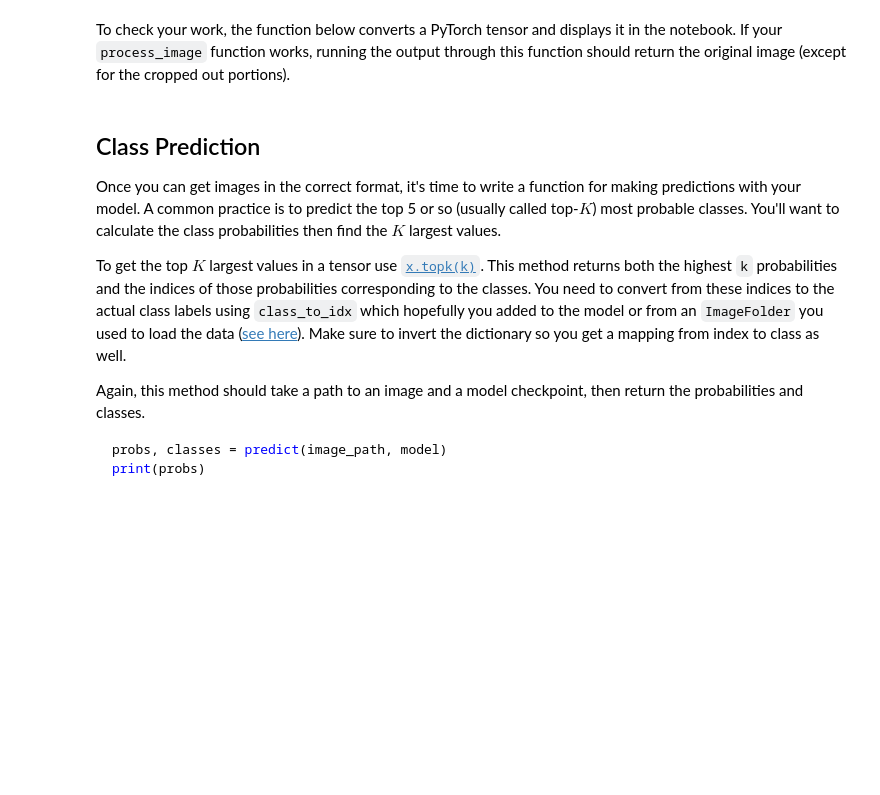
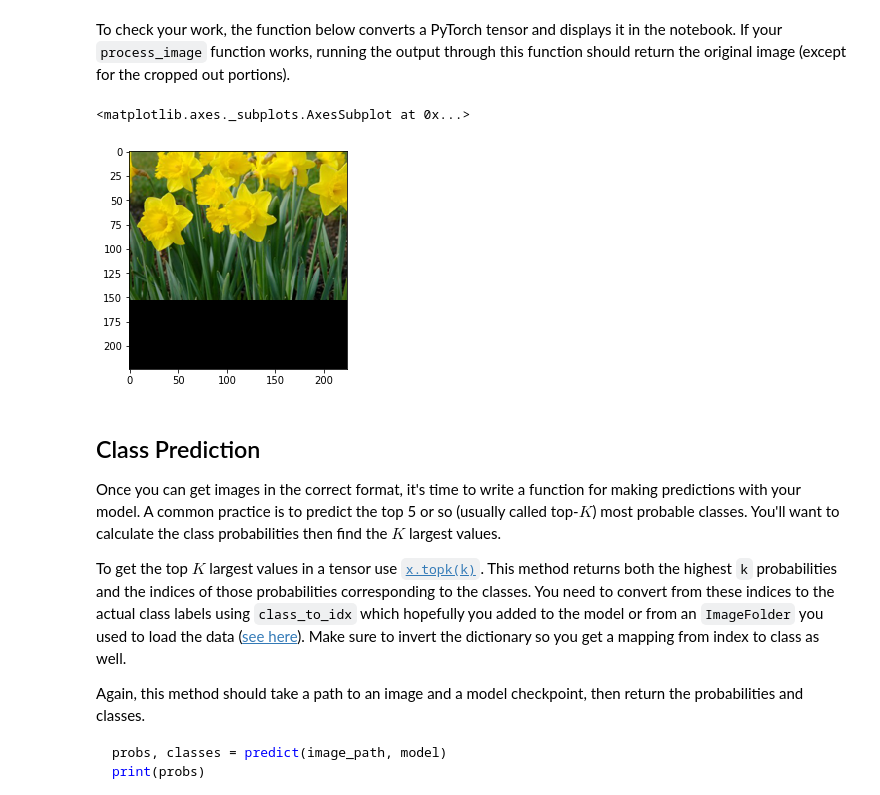
Before and after one commit to jpinzonc/flower_classification, a Jupyter notebook: Image_Classifier.ipynb, the cells around one changed output. Cells and saved outputs as stored; diff of their text form; code cells hidden in the pictures; blank space fills up the shorter version.

```diff
--- a/Image_Classifier.ipynb
+++ b/Image_Classifier.ipynb
@@ -530,9 +518,21 @@ As before, the network expects the images to be normalized in a specific way. Fo
 
 And finally, PyTorch expects the color channel to be the first dimension but it's the third dimension in the PIL image and Numpy array. You can reorder dimensions using [`ndarray.transpose`](https://docs.scipy.org/doc/numpy-1.13.0/reference/generated/numpy.ndarray.transpose.html). The color channel needs to be first and retain the order of the other two dimensions.
 # %%
+from PIL import Image
 def process_image(image):
     ''' Scales, crops, and normalizes a PIL image for a PyTorch model,
         returns an Numpy array
     '''
+    img = Image.open(image)
+    img.thumbnail((256, 256))
+    img = img.crop((16, 16, 240, 240))
+    img = np.array(img)
+    mean = np.array([0.485, 0.456, 0.406])
+    std = np.array([0.229, 0.224, 0.225])
+    img = img/255
+    img = (img - mean)/std
+    img = img.transpose((2,0,1))
+    img = torch.tensor( img)
+    return img
 
     # TODO: Process a PIL image for use in a PyTorch model
@@ -559,6 +561,11 @@ def imshow(image, ax=None, title=None):
     ax.imshow(image)
 
     return ax
+# %%
+imshow(process_image('Daffodils.jpg'), title = 'Daffodils')
+# %% [output]
+<matplotlib.axes._subplots.AxesSubplot at 0x...>
+[figure, added]
 # %% [markdown]
 ## Class Prediction
 
```
Also changed, not shown: parts of 13 cells of this notebook, 1 other file.
